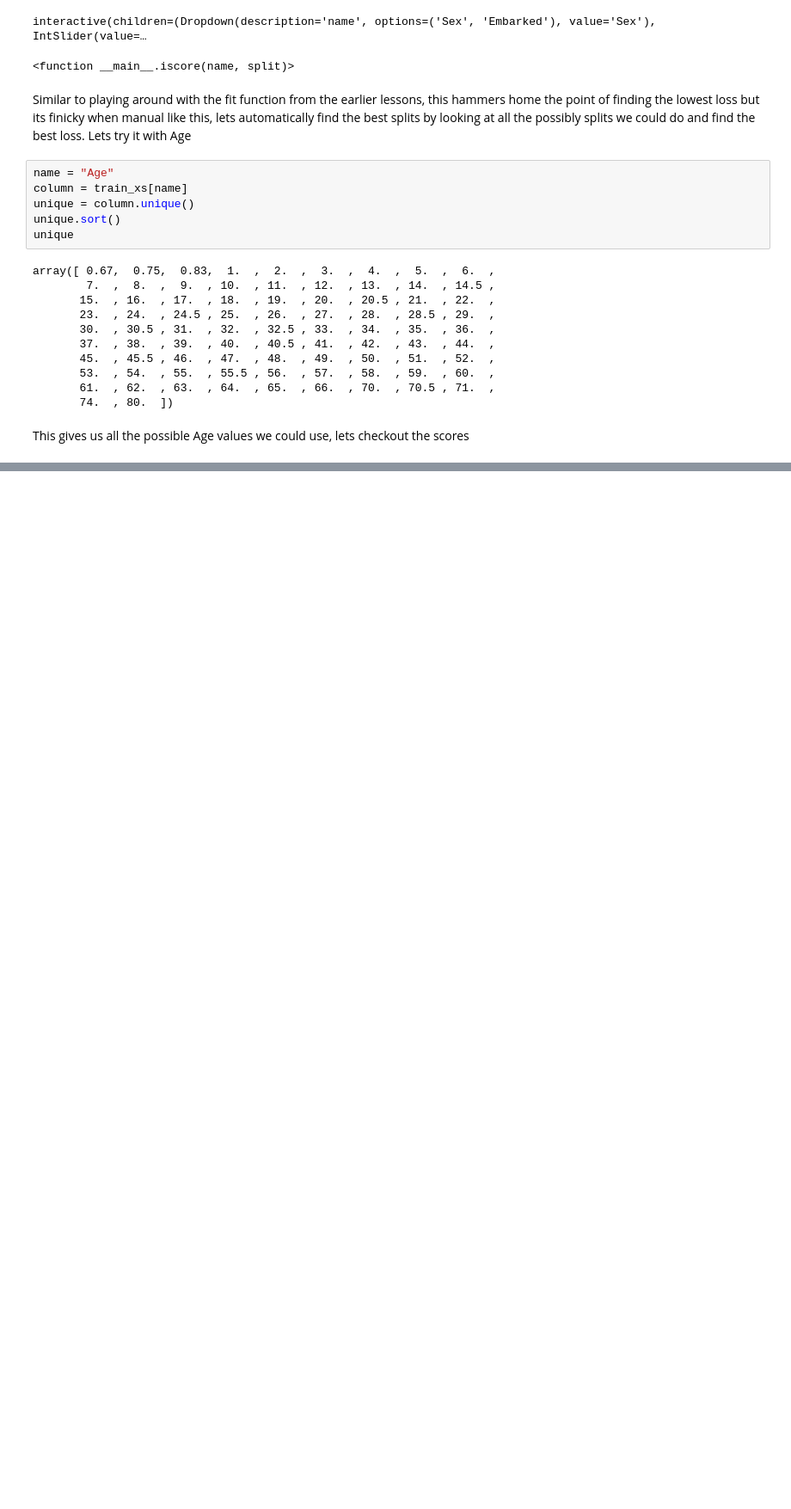
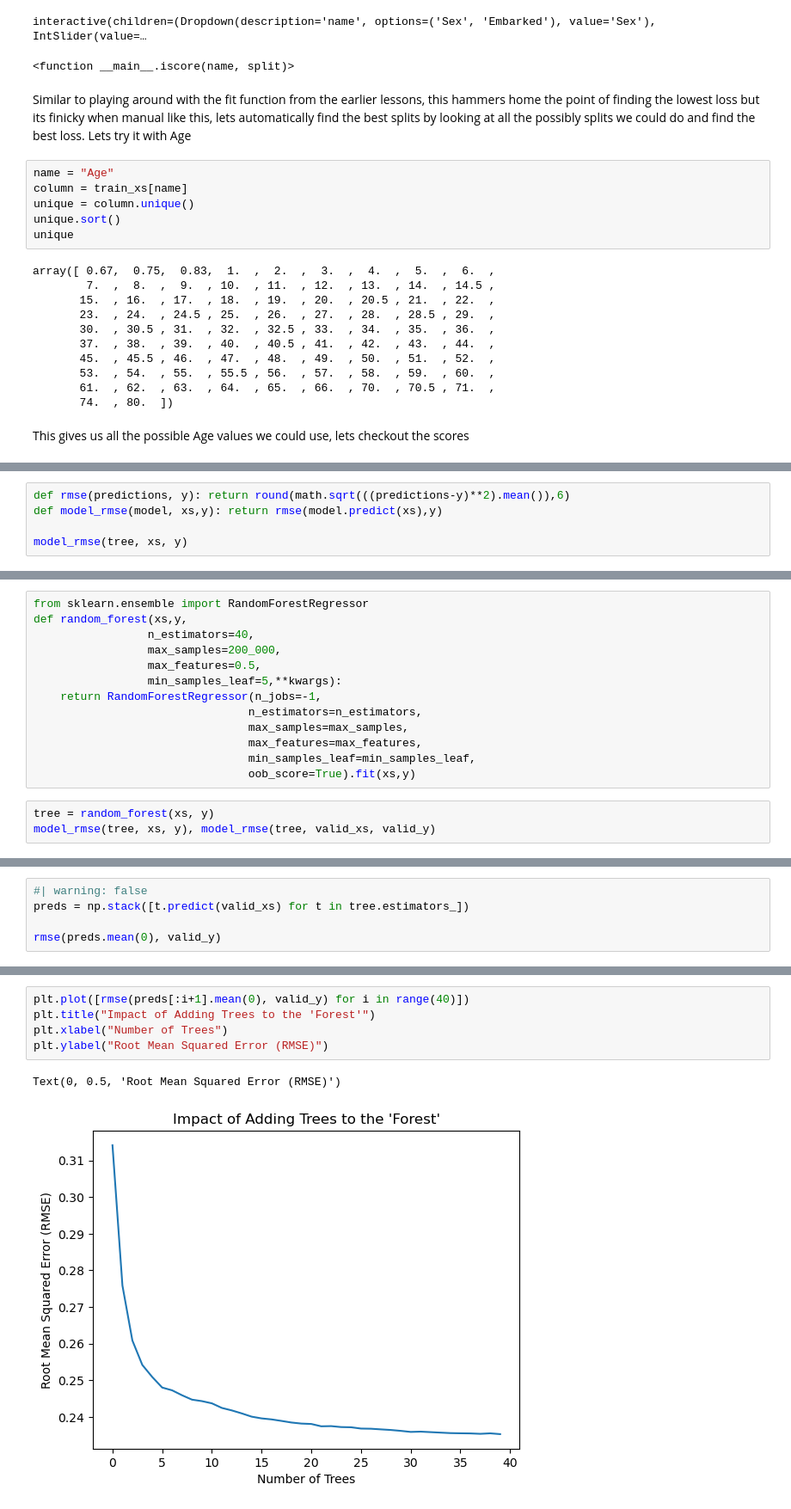
Before and after one commit to nglillywhite/blog, a Jupyter notebook: posts/2023-01-24 Fastai Lesson 6.ipynb, the cells around one changed output, grey strips where cells are left out. Shown at 86% size. Cells and saved outputs as stored; diff of their text form; blank space fills up the shorter version.

```diff
--- a/posts/2023-01-24 Fastai Lesson 6.ipynb
+++ b/posts/2023-01-24 Fastai Lesson 6.ipynb
@@ -248,0 +797,5 @@ Kind of a funny shape as there's also a decent split at age ~65 but still by far
+# %%
+def rmse(predictions, y): return round(math.sqrt(((predictions-y)**2).mean()),6)
+def model_rmse(model, xs,y): return rmse(model.predict(xs),y)
+
+model_rmse(tree, xs, y)
@@ -248,0 +840,16 @@ Kind of a funny shape as there's also a decent split at age ~65 but still by far
+# %%
+from sklearn.ensemble import RandomForestRegressor
+def random_forest(xs,y,
+                 n_estimators=40,
+                 max_samples=200_000,
+                 max_features=0.5,
+                 min_samples_leaf=5,**kwargs):
+    return RandomForestRegressor(n_jobs=-1,
+                                n_estimators=n_estimators,
+                                max_samples=max_samples,
+                                max_features=max_features,
+                                min_samples_leaf=min_samples_leaf,
+                                oob_score=True).fit(xs,y)
+# %%
+tree = random_forest(xs, y)
+model_rmse(tree, xs, y), model_rmse(tree, valid_xs, valid_y)
@@ -248,0 +860,5 @@ Kind of a funny shape as there's also a decent split at age ~65 but still by far
+# %%
+#| warning: false
+preds = np.stack([t.predict(valid_xs) for t in tree.estimators_])
+
+rmse(preds.mean(0), valid_y)
@@ -248,0 +869,8 @@ Kind of a funny shape as there's also a decent split at age ~65 but still by far
+# %%
+plt.plot([rmse(preds[:i+1].mean(0), valid_y) for i in range(40)])
+plt.title("Impact of Adding Trees to the 'Forest'")
+plt.xlabel("Number of Trees")
+plt.ylabel("Root Mean Squared Error (RMSE)")
+# %% [output]
+Text(0, 0.5, 'Root Mean Squared Error (RMSE)')
+[figure, added]
```
Also changed, not shown: parts of 189 cells of this notebook, 2 other files.
